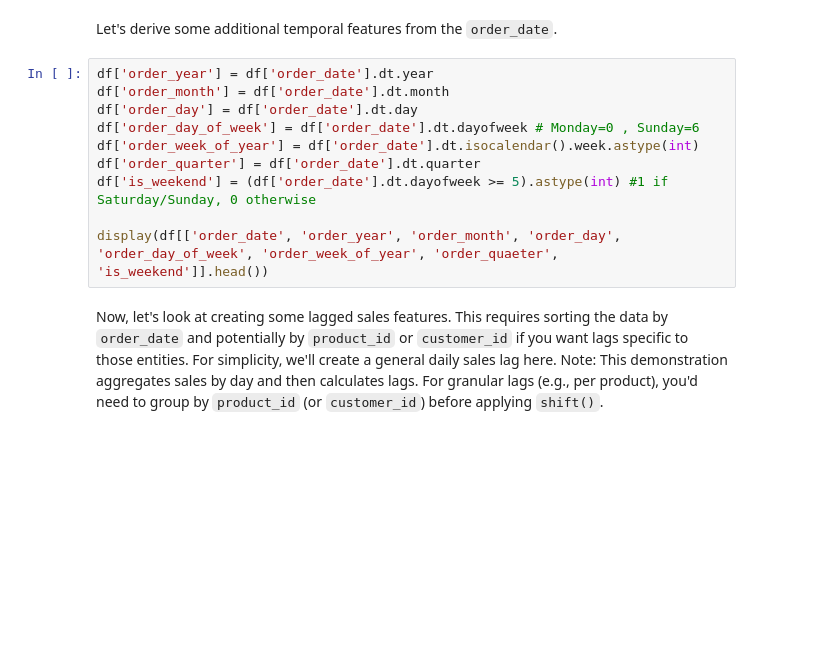
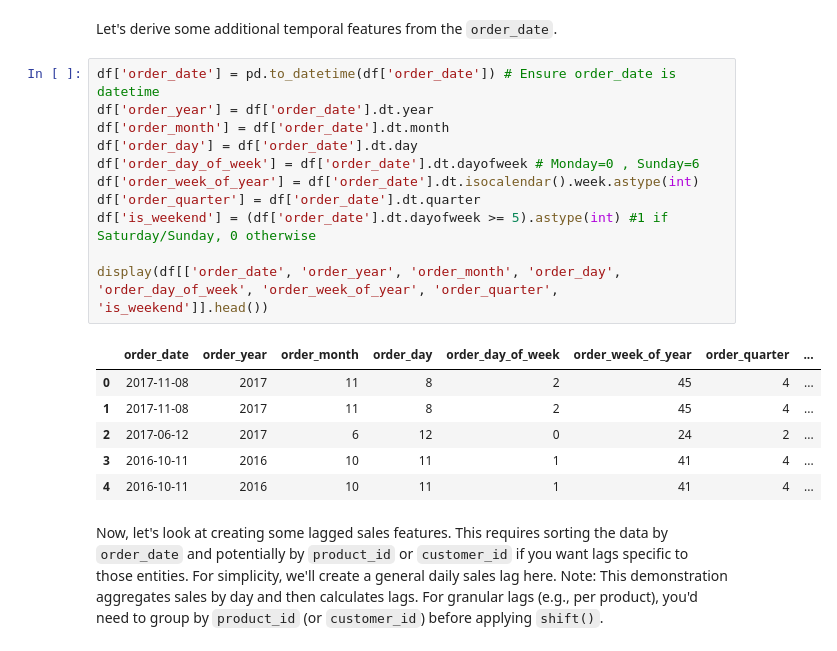
Before and after one commit to SindhaAshish/Super-Store-Sales, a Jupyter notebook: Superstore_Sales_1.ipynb, the cells around one changed output. Cells and saved outputs as stored; diff of their text form; blank space fills up the shorter version.

```diff
--- a/Superstore_Sales_1.ipynb
+++ b/Superstore_Sales_1.ipynb
@@ -563,15 +588,23 @@ display(corr_matrix.round(2))
 # %% [markdown]
 Let's derive some additional temporal features from the `order_date`.
 # %%
+df['order_date'] = pd.to_datetime(df['order_date']) # Ensure order_date is datetime
 df['order_year'] = df['order_date'].dt.year
 df['order_month'] = df['order_date'].dt.month
 df['order_day'] = df['order_date'].dt.day
 df['order_day_of_week'] = df['order_date'].dt.dayofweek # Monday=0 , Sunday=6
 df['order_week_of_year'] = df['order_date'].dt.isocalendar().week.astype(int)
 df['order_quarter'] = df['order_date'].dt.quarter
 df['is_weekend'] = (df['order_date'].dt.dayofweek >= 5).astype(int) #1 if Saturday/Sunday, 0 otherwise
 
-display(df[['order_date', 'order_year', 'order_month', 'order_day', 'order_day_of_week', 'order_week_of_year', 'order_quaeter', 'is_weekend']].head())
+display(df[['order_date', 'order_year', 'order_month', 'order_day', 'order_day_of_week', 'order_week_of_year', 'order_quarter', 'is_weekend']].head())
+# %% [output]
+|  | order_date | order_year | order_month | order_day | order_day_of_week | order_week_of_year | order_quarter | ... |
+| 0 | 2017-11-08 | 2017 | 11 | 8 | 2 | 45 | 4 | ... |
+| 1 | 2017-11-08 | 2017 | 11 | 8 | 2 | 45 | 4 | ... |
+| 2 | 2017-06-12 | 2017 | 6 | 12 | 0 | 24 | 2 | ... |
+| 3 | 2016-10-11 | 2016 | 10 | 11 | 1 | 41 | 4 | ... |
+| 4 | 2016-10-11 | 2016 | 10 | 11 | 1 | 41 | 4 | ... |
 # %% [markdown]
 Now, let's look at creating some lagged sales features. This requires sorting the data by `order_date` and potentially by `product_id` or `customer_id` if you want lags specific to those entities. For simplicity, we'll create a general daily sales lag here. Note: This demonstration aggregates sales by day and then calculates lags. For granular lags (e.g., per product), you'd need to group by `product_id` (or `customer_id`) before applying `shift()`.
 # %%
```
Also changed, not shown: parts of 13 cells of this notebook.
